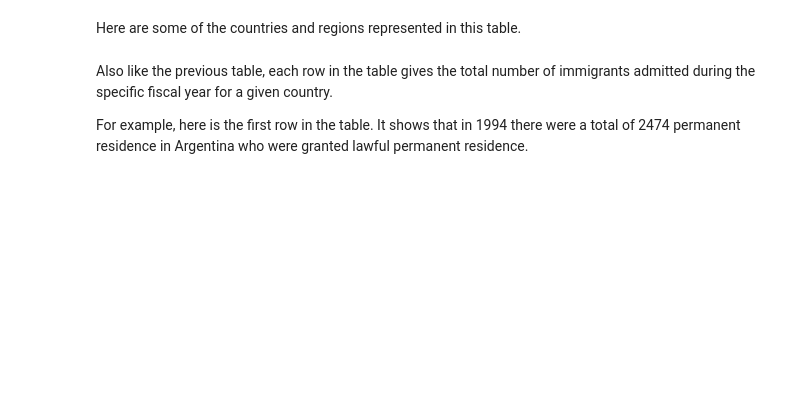
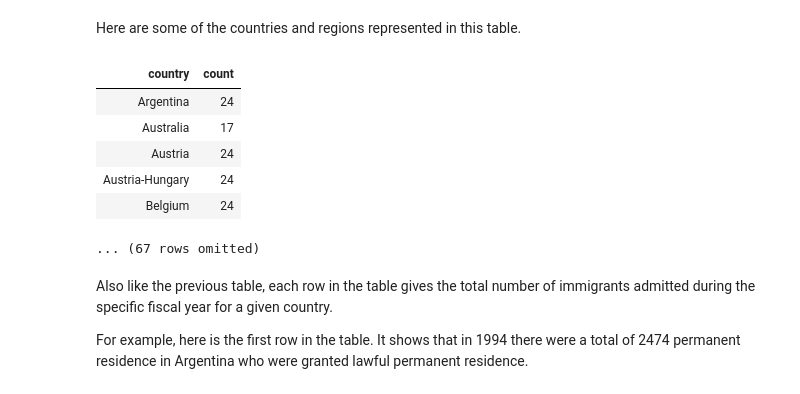
Before and after one commit to ds-modules/POLSCI-5, a Jupyter notebook: Immigration.ipynb, the cells around one changed output. Cells and saved outputs as stored; diff of their text form; code cells hidden in the pictures; blank space fills up the shorter version.

```diff
--- a/Immigration.ipynb
+++ b/Immigration.ipynb
@@ -186,7 +302,15 @@ Like the previous table we just explored (`birth_country`), there are a total of
 Here are some of the countries and regions represented in this table.
 # %%
 #Run this cell to display the first 15 countries and regions in the table
-permanent_residence.group('country').show(15)
+permanent_residence.group('country').show(5)
+# %% [output]
+| country | count |
+| Argentina | 24 |
+| Australia | 17 |
+| Austria | 24 |
+| Austria-Hungary | 24 |
+| Belgium | 24 |
+... (67 rows omitted)
 # %% [markdown]
 Also like the previous table, each row in the table gives the total number of immigrants admitted during the specific fiscal year for a given country.
 
```
Also changed, not shown: parts of 60 cells of this notebook.
